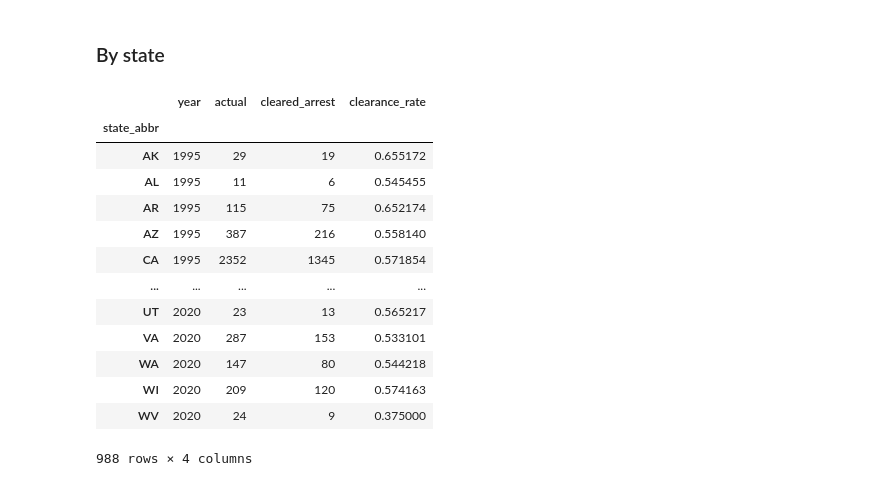
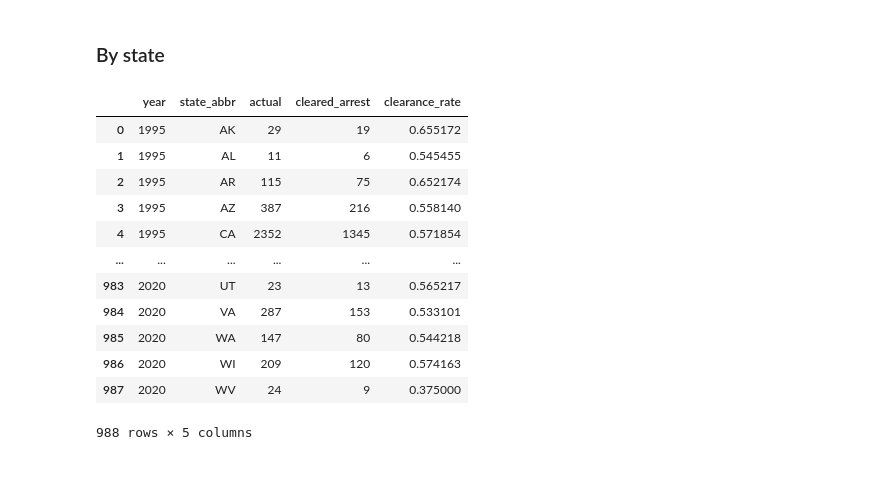
Before and after one commit to cbs-news-data/homicide-clearance-fbi-data, a Jupyter notebook: notebook/reta/src/reta.ipynb, the cells around one changed output. Drawn from its saved outputs; the diff is of its cells as text; code cells hidden in the pictures.

```diff
--- a/notebook/reta/src/reta.ipynb
+++ b/notebook/reta/src/reta.ipynb
@@ -203,34 +224,21 @@ national[["actual", "cleared_arrest"]].plot(kind="bar", stacked=True, figsize=(1
 national.to_csv("output/national.csv")
 # %% [markdown]
 ### By state
-# %%
-state = (
-    pd.crosstab(
-        index=[df.year, df.state_abbr],
-        columns=df.card,
-        values=df.total,
-        aggfunc=sum,
-    )
-    .assign(clearance_rate=lambda df: df.cleared_arrest / df.actual)
-    .reset_index()
-    .set_index("state_abbr")
-)
-
-state.columns.name = None
-
-state
-# %% [output]
-|  | year | actual | cleared_arrest | clearance_rate |
-| state_abbr |  |  |  |  |
-| AK | 1995 | 29 | 19 | 0.655172 |
-| AL | 1995 | 11 | 6 | 0.545455 |
-| AR | 1995 | 115 | 75 | 0.652174 |
-| AZ | 1995 | 387 | 216 | 0.558140 |
-| CA | 1995 | 2352 | 1345 | 0.571854 |
-| ... | ... | ... | ... | ... |
-| UT | 2020 | 23 | 13 | 0.565217 |
-| VA | 2020 | 287 | 153 | 0.533101 |
-| WA | 2020 | 147 | 80 | 0.544218 |
-| WI | 2020 | 209 | 120 | 0.574163 |
-| WV | 2020 | 24 | 9 | 0.375000 |
-988 rows × 4 columns
+# %%
+state = get_clearance_rate_df(["year", "state_abbr"]).reset_index()
+state.columns.name = None
+state
+# %% [output]
+|  | year | state_abbr | actual | cleared_arrest | clearance_rate |
+| 0 | 1995 | AK | 29 | 19 | 0.655172 |
+| 1 | 1995 | AL | 11 | 6 | 0.545455 |
+| 2 | 1995 | AR | 115 | 75 | 0.652174 |
+| 3 | 1995 | AZ | 387 | 216 | 0.558140 |
+| 4 | 1995 | CA | 2352 | 1345 | 0.571854 |
+| ... | ... | ... | ... | ... | ... |
+| 983 | 2020 | UT | 23 | 13 | 0.565217 |
+| 984 | 2020 | VA | 287 | 153 | 0.533101 |
+| 985 | 2020 | WA | 147 | 80 | 0.544218 |
+| 986 | 2020 | WI | 209 | 120 | 0.574163 |
+| 987 | 2020 | WV | 24 | 9 | 0.375000 |
+988 rows × 5 columns
```
Also changed, not shown: parts of 35 cells of this notebook.
